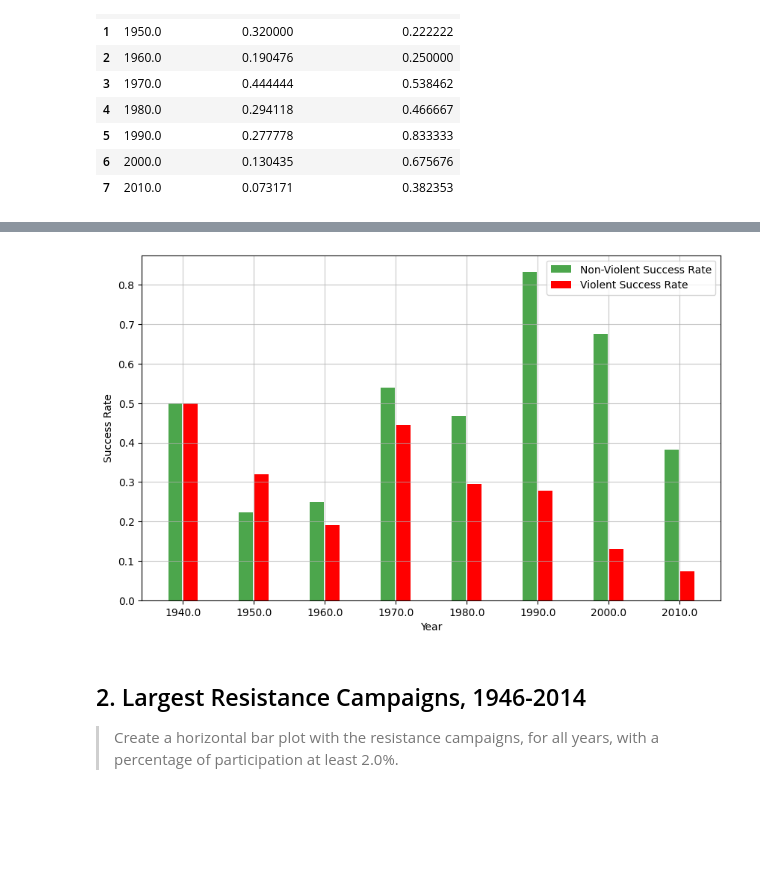
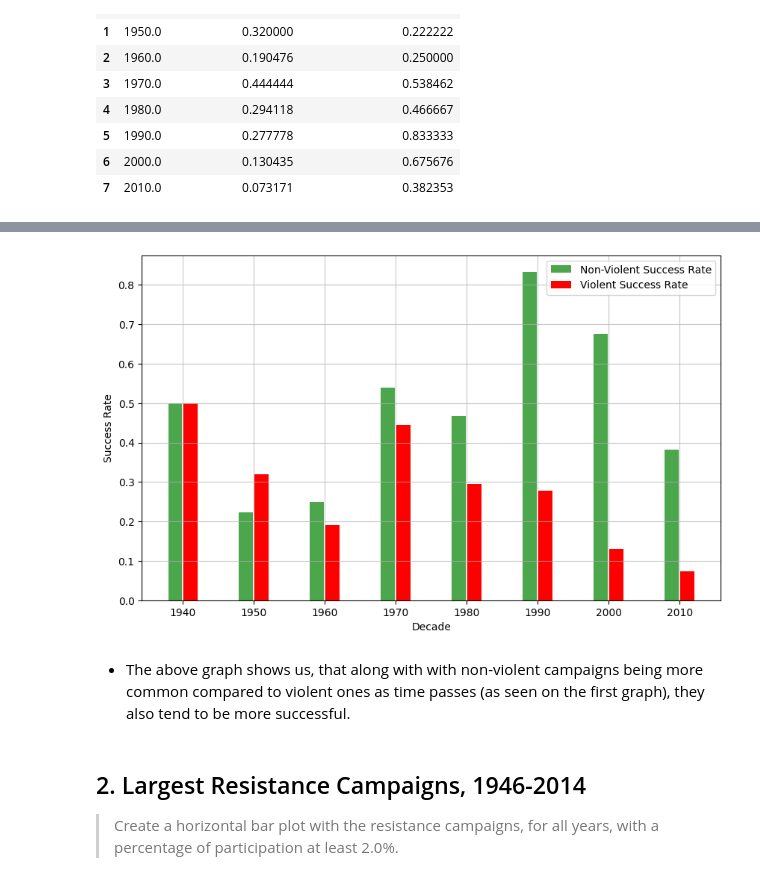
Before and after one commit to Mike-gag/WhyCivilResistanceWorks, a Jupyter notebook: WhyCivilResistanceWorks_gaganis_8200234.ipynb, the cells around one changed output, grey strips where cells are left out. Saved outputs shown, nothing was run; the diff lists cells and outputs as text; code cells hidden in the pictures; blank space fills up the shorter version.

```diff
--- a/WhyCivilResistanceWorks_gaganis_8200234.ipynb
+++ b/WhyCivilResistanceWorks_gaganis_8200234.ipynb
@@ -303,26 +289,28 @@ success_rates
 # %%
 # Plotting
 plt.figure(figsize=(10, 6))
 #for beauty
 bar_width = 2
 gap = 0.2
 #nonviolent
 plt.bar(success_rates['Year'], success_rates['Non-Violent Success Rate'], width=bar_width, color='green', label='Non-Violent Success Rate', alpha=0.7)
 #violent
 plt.bar(success_rates['Year'] + bar_width + gap, success_rates['Violent Success Rate'], width=bar_width, color='red', label='Violent Success Rate')
 #labels & title
-plt.xlabel('Year')
+plt.xlabel('Decade')
 plt.ylabel('Success Rate')
 plt.legend()
 #manual ticks
 tick_positions = success_rates['Year'] + bar_width / 2 + gap / 2
-plt.xticks(tick_positions, success_rates['Year'])
+plt.xticks(tick_positions, success_rates['Year'].astype(int))
 #grid
 plt.grid(True, linestyle='-', alpha=0.7)
 
 _ = plt.show()
 # %% [output]
-[figure, old version]
+[figure, new version]
+# %% [markdown]
+* The above graph shows us, that along with with non-violent campaigns being more common compared to violent ones as time passes (as seen on the first graph), they also tend to be more successful.
 # %% [markdown]
 ## 2. Largest Resistance Campaigns, 1946-2014
 
```
Also changed, not shown: parts of 59 cells of this notebook.
